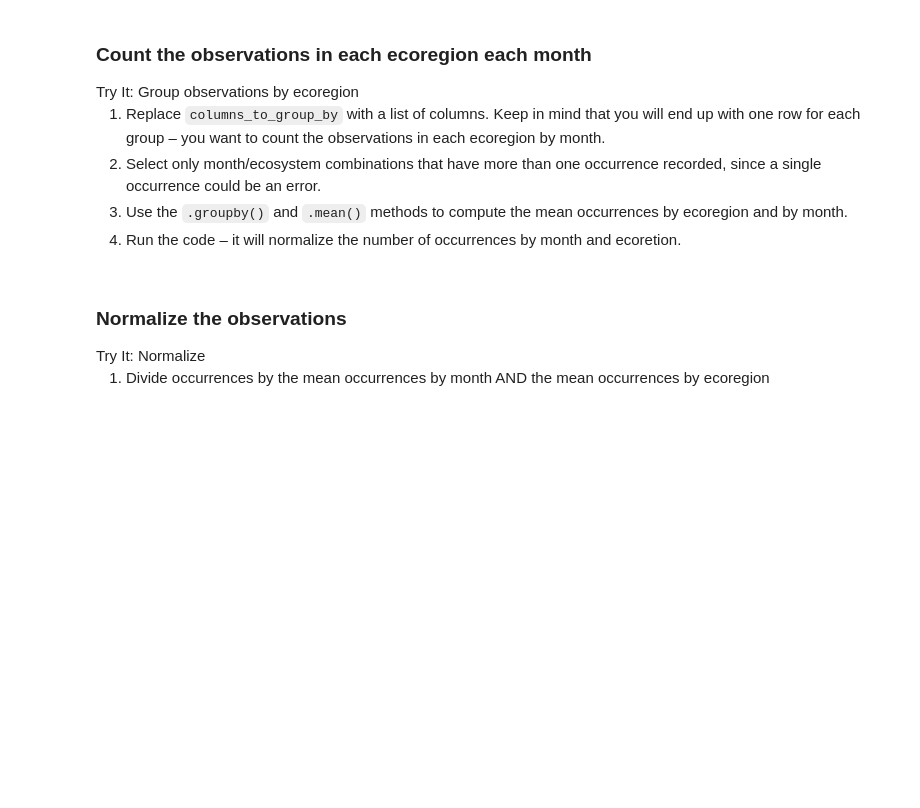
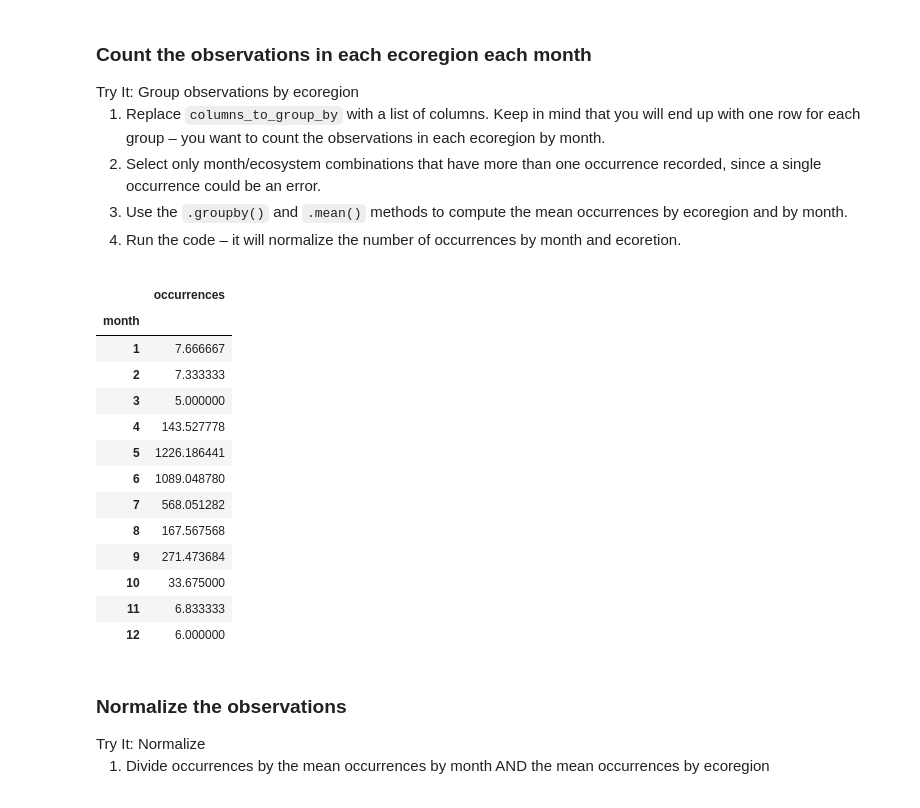
Before and after one commit to earthlab-education/02-migration-Keingtobin, a Jupyter notebook: notebooks/migration-32-normalize.ipynb, the cells around one changed output. Drawn from its saved outputs; the diff is of its cells as text; code cells hidden in the pictures; blank space fills up the shorter version.

```diff
--- a/notebooks/migration-32-normalize.ipynb
+++ b/notebooks/migration-32-normalize.ipynb
@@ -71,29 +71,46 @@ and ecoretion.</li>
 # %%
 occurrence_df = (
     gbif_ecoregion_gdf
     # For each ecoregion, for each month...
     .groupby(['ecoregion','month'])
     # ...count the number of occurrences
     .agg(occurrences=('month', 'count'))
 )
 
 
 # Get rid of rare observations (possible misidentification?)
 occurrence_df = occurrence_df[occurrence_df['occurrences'] > 1]
 
 
 # Take the mean by ecoregion
 mean_occurrences_by_ecoregion = (
     occurrence_df
     .groupby('ecoregion')
     .mean()
 )
 # Take the mean by month
 mean_occurrences_by_month = (
     occurrence_df
     .groupby('month')
     .mean()
 )
+
+mean_occurrences_by_month
+# %% [output]
+|  | occurrences |
+| month |  |
+| 1 | 7.666667 |
+| 2 | 7.333333 |
+| 3 | 5.000000 |
+| 4 | 143.527778 |
+| 5 | 1226.186441 |
+| 6 | 1089.048780 |
+| 7 | 568.051282 |
+| 8 | 167.567568 |
+| 9 | 271.473684 |
+| 10 | 33.675000 |
+| 11 | 6.833333 |
+| 12 | 6.000000 |
 # %% [markdown]
 ### Normalize the observations
 
```
Also changed, not shown: parts of 3 cells of this notebook, 2 other files.
